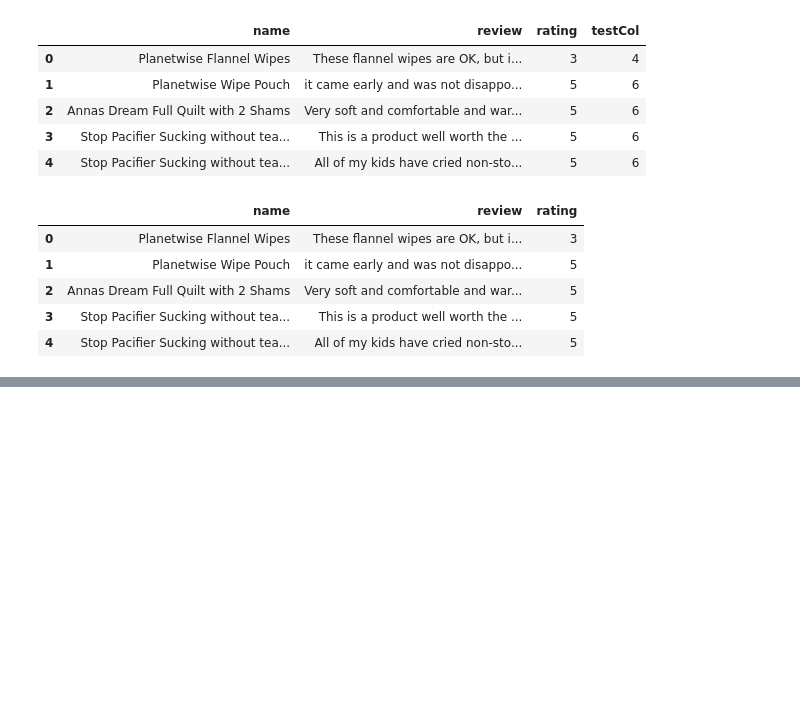
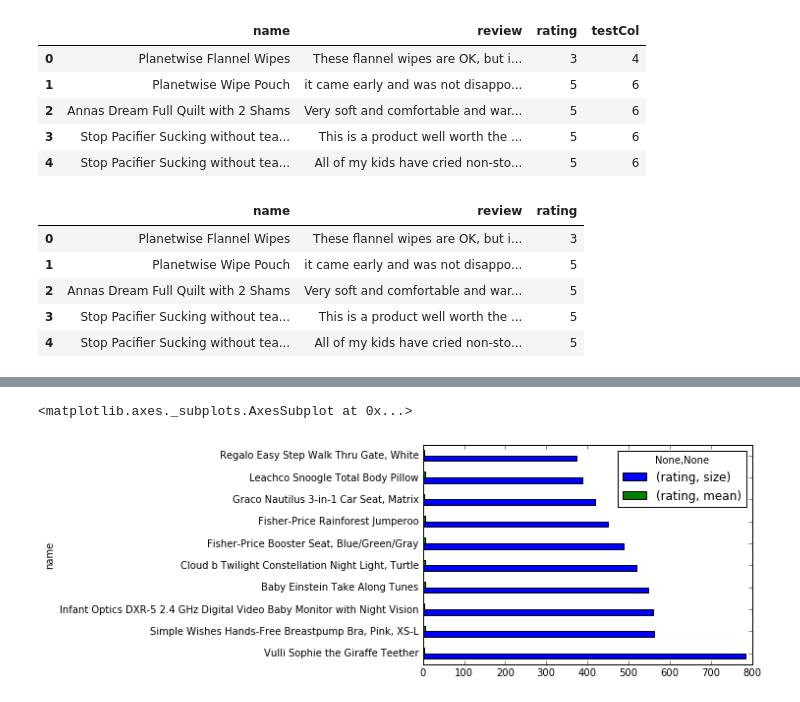
Before and after one commit to mbiczo/ML, a Jupyter notebook: classification/Logistic Classifier.ipynb, the cells around one changed output, grey strips where cells are left out. Drawn from its saved outputs; the diff is of its cells as text; code cells hidden in the pictures; blank space fills up the shorter version.

```diff
--- a/classification/Logistic Classifier.ipynb
+++ b/classification/Logistic Classifier.ipynb
@@ -33,7 +38,8 @@ Total number of reviews: 183531
 cols = ['name', 'rating']
 
 avg_review = products[cols].groupby('name').agg({'rating': [np.size, np.mean]})
-avg_review.sort_values([('rating','size')], ascending= False)[:10]
+top_avg_review = avg_review.sort_values([('rating','size')], ascending= False)[:10]
+top_avg_review
 # %% [output]
 |  | rating |  |
 |  | size | mean |
@@ -79,3 +113,9 @@ products.head()
+# %%
+# Show top 10 products by number of reviews
+top_avg_review.plot(kind='barh')
+# %% [output]
+<matplotlib.axes._subplots.AxesSubplot at 0x...>
+[figure, added]
 # %%
 selected_words = ['awesome', 'great', 'fantastic', 'amazing', 'love', 'horrible',
                   'bad', 'terrible', 'awful', 'wow', 'hate']
```
Also changed, not shown: parts of 15 cells of this notebook.
